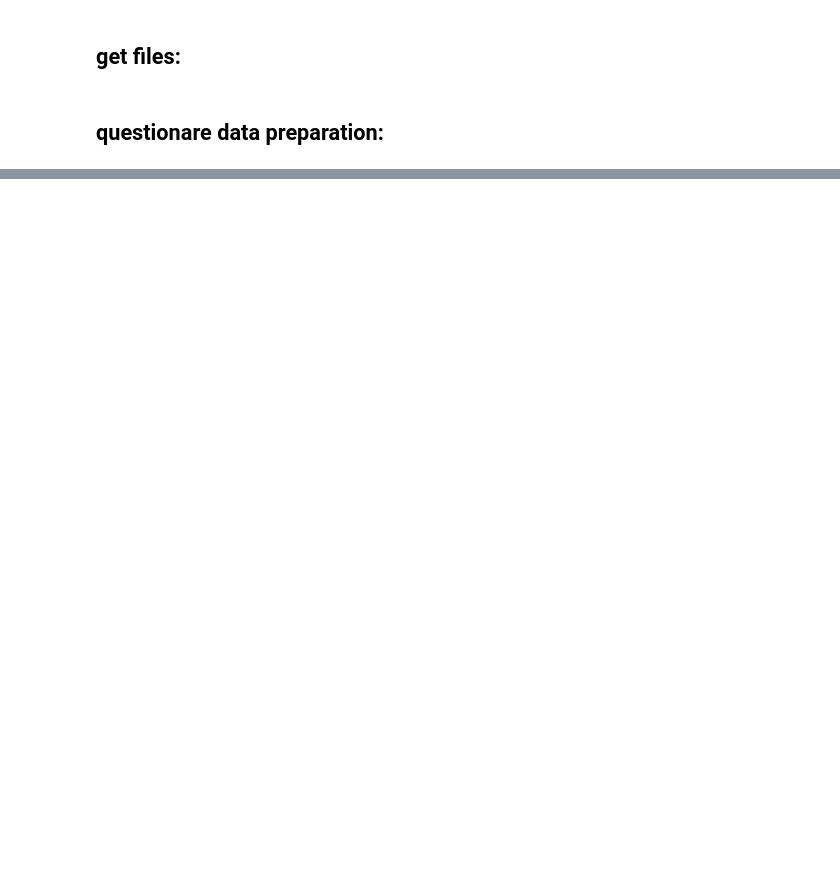
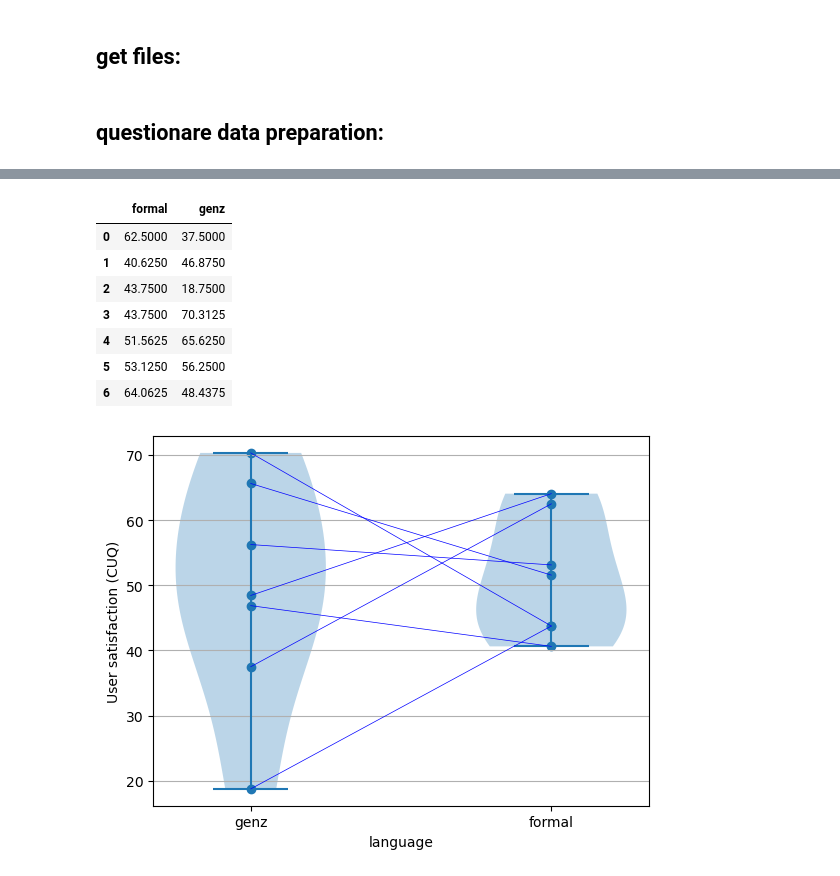
Before and after one commit to annebelleo/MAIR-group12, a Jupyter notebook: src/eval_user_data.ipynb, the cells around one changed output, grey strips where cells are left out. Drawn from its saved outputs; the diff is of its cells as text; code cells hidden in the pictures; blank space fills up the shorter version.

```diff
--- a/src/eval_user_data.ipynb
+++ b/src/eval_user_data.ipynb
@@ -239,0 +290,39 @@ AttributeError: module 'pandas' has no attribute 'np'
+# %%
+import pandas as pd
+import numpy as np
+import matplotlib.pyplot as plt
+import seaborn as sns
+import matplotlib.lines as lines
+
+#x = np.random.poisson(lam =3, size=100)
+#y = np.random.choice(["S{}".format(i+1) for i in range(6)], size=len(x))
+#df = pd.DataFrame({"Scenario":y, "LMP":x})
+
+fig, axes = plt.subplots()
+t = pd.DataFrame({"formal": df[df["language"].str.match("formal")]["CUQ"].values,
+                          "genz": df[df["language"].str.match("genz")]["CUQ"].values })
+axes.scatter(data=df, x="language", y="CUQ")
+axes.violinplot(dataset = t, positions=[1,0])
+axes.set_title('')
+axes.yaxis.grid(True)
+axes.set_xlabel('language')
+axes.set_ylabel('User satisfaction (CUQ)')
+dots = axes.collections[0].get_offsets()
+for dot_index in range(int(len(dots) / 2)):
+    line = lines.Line2D([ 0,1], [dots[dot_index][1],dots[dot_index + int(len(dots) / 2)][1]],
+                     color='blue', linestyle='-', linewidth=0.5)
+
+    axes.add_line(line)
+
+#ax = df.plot.scatter(x='language', y='CUQ', style='b')
+plt.show()
+# %% [output]
+|  | formal | genz |
+| 0 | 62.5000 | 37.5000 |
+| 1 | 40.6250 | 46.8750 |
+| 2 | 43.7500 | 18.7500 |
+| 3 | 43.7500 | 70.3125 |
+| 4 | 51.5625 | 65.6250 |
+| 5 | 53.1250 | 56.2500 |
+| 6 | 64.0625 | 48.4375 |
+[figure, added]
```
Also changed, not shown: parts of 7 cells of this notebook, 2 other files.
